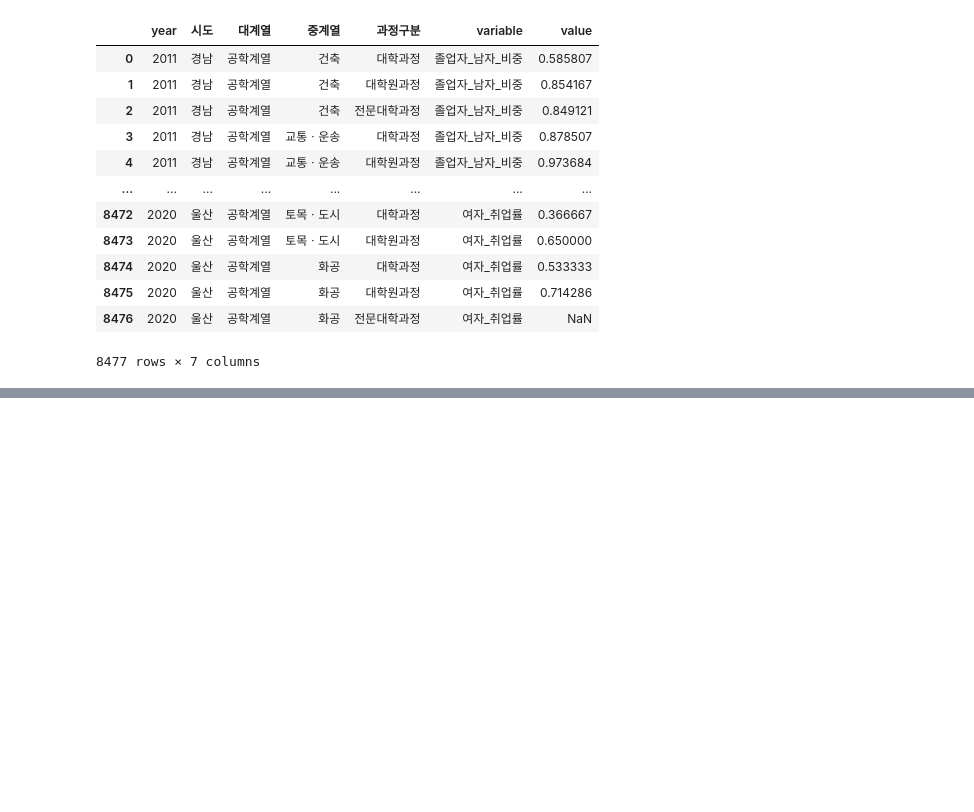
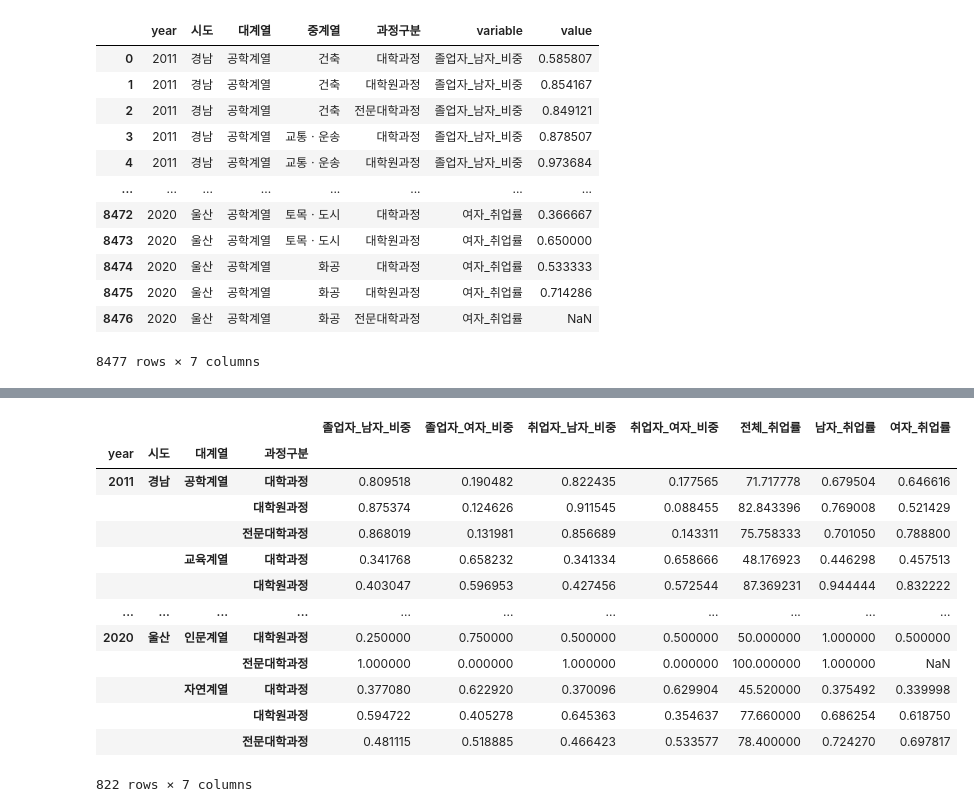
Before and after one commit to harryyang1982/data_tinkering, a Jupyter notebook: edu_stat_visualize.ipynb, the cells around one changed output, grey strips where cells are left out. Cells and saved outputs as stored; diff of their text form; code cells hidden in the pictures; blank space fills up the shorter version.

```diff
--- a/edu_stat_visualize.ipynb
+++ b/edu_stat_visualize.ipynb
@@ -88,0 +100,17 @@ col = '시도', row = '중계열')
+# %%
+sum1
+# %% [output]
+|  |  |  |  | 졸업자_남자_비중 | 졸업자_여자_비중 | 취업자_남자_비중 | 취업자_여자_비중 | 전체_취업률 | 남자_취업률 | 여자_취업률 |
+| year | 시도 | 대계열 | 과정구분 |  |  |  |  |  |  |  |
+| 2011 | 경남 | 공학계열 | 대학과정 | 0.809518 | 0.190482 | 0.822435 | 0.177565 | 71.717778 | 0.679504 | 0.646616 |
+|  |  |  | 대학원과정 | 0.875374 | 0.124626 | 0.911545 | 0.088455 | 82.843396 | 0.769008 | 0.521429 |
+|  |  |  | 전문대학과정 | 0.868019 | 0.131981 | 0.856689 | 0.143311 | 75.758333 | 0.701050 | 0.788800 |
+|  |  | 교육계열 | 대학과정 | 0.341768 | 0.658232 | 0.341334 | 0.658666 | 48.176923 | 0.446298 | 0.457513 |
+|  |  |  | 대학원과정 | 0.403047 | 0.596953 | 0.427456 | 0.572544 | 87.369231 | 0.944444 | 0.832222 |
+| ... | ... | ... | ... | ... | ... | ... | ... | ... | ... | ... |
+| 2020 | 울산 | 인문계열 | 대학원과정 | 0.250000 | 0.750000 | 0.500000 | 0.500000 | 50.000000 | 1.000000 | 0.500000 |
+|  |  |  | 전문대학과정 | 1.000000 | 0.000000 | 1.000000 | 0.000000 | 100.000000 | 1.000000 | NaN |
+|  |  | 자연계열 | 대학과정 | 0.377080 | 0.622920 | 0.370096 | 0.629904 | 45.520000 | 0.375492 | 0.339998 |
+|  |  |  | 대학원과정 | 0.594722 | 0.405278 | 0.645363 | 0.354637 | 77.660000 | 0.686254 | 0.618750 |
+|  |  |  | 전문대학과정 | 0.481115 | 0.518885 | 0.466423 | 0.533577 | 78.400000 | 0.724270 | 0.697817 |
+822 rows × 7 columns
```
Also changed, not shown: parts of 4 cells of this notebook, 5 other files.
